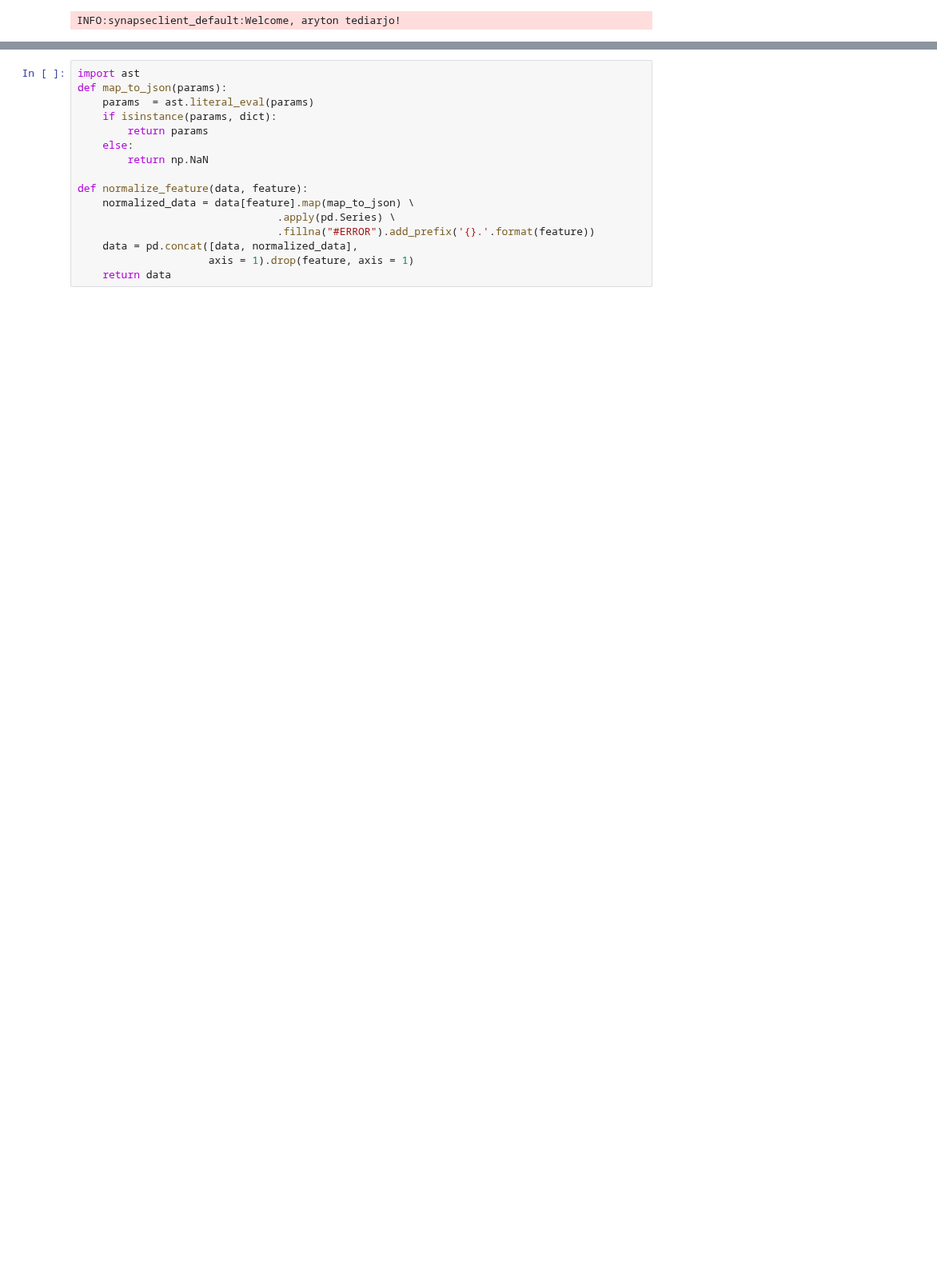
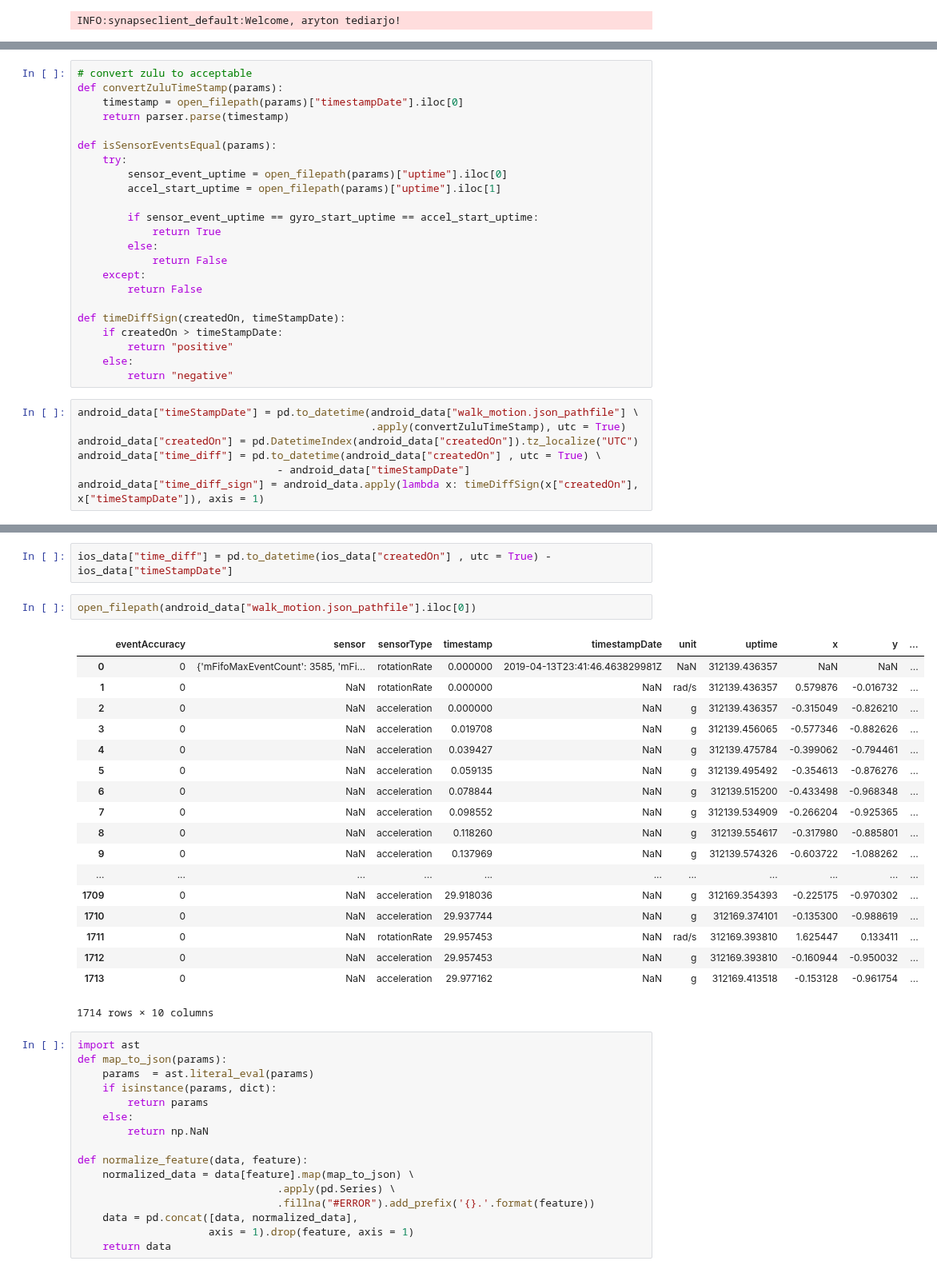
Before and after one commit to arytontediarjo/mPower-Analysis, a Jupyter notebook: Notebooks/etc.ipynb, the cells around one changed output, grey strips where cells are left out. Shown at 80% size. Saved outputs shown, nothing was run; the diff lists cells and outputs as text; blank space fills up the shorter version.

```diff
--- a/Notebooks/etc.ipynb
+++ b/Notebooks/etc.ipynb
@@ -83,0 +66,30 @@ data
+# %%
+# convert zulu to acceptable
+def convertZuluTimeStamp(params):
+    timestamp = open_filepath(params)["timestampDate"].iloc[0]
+    return parser.parse(timestamp)
+
+def isSensorEventsEqual(params):
+    try:
+        sensor_event_uptime = open_filepath(params)["uptime"].iloc[0]
+        accel_start_uptime = open_filepath(params)["uptime"].iloc[1]
+
+        if sensor_event_uptime == gyro_start_uptime == accel_start_uptime:
+            return True
+        else:
+            return False
+    except:
+        return False
+
+def timeDiffSign(createdOn, timeStampDate):
+    if createdOn > timeStampDate:
+        return "positive"
+    else:
+        return "negative"
+# %%
+android_data["timeStampDate"] = pd.to_datetime(android_data["walk_motion.json_pathfile"] \
+                                               .apply(convertZuluTimeStamp), utc = True)
+android_data["createdOn"] = pd.DatetimeIndex(android_data["createdOn"]).tz_localize("UTC")
+android_data["time_diff"] = pd.to_datetime(android_data["createdOn"] , utc = True) \
+                                - android_data["timeStampDate"]
+android_data["time_diff_sign"] = android_data.apply(lambda x: timeDiffSign(x["createdOn"], x["timeStampDate"]), axis = 1)
@@ -84,3 +178,26 @@ data
+# %%
+ios_data["time_diff"] = pd.to_datetime(ios_data["createdOn"] , utc = True) - ios_data["timeStampDate"]
+# %%
+open_filepath(android_data["walk_motion.json_pathfile"].iloc[0])
+# %% [output]
+|  | eventAccuracy | sensor | sensorType | timestamp | timestampDate | unit | uptime | x | y | ... |
+| 0 | 0 | {'mFifoMaxEventCount': 3585, 'mFi... | rotationRate | 0.000000 | 2019-04-13T23:41:46.463829981Z | NaN | 312139.436357 | NaN | NaN | ... |
+| 1 | 0 | NaN | rotationRate | 0.000000 | NaN | rad/s | 312139.436357 | 0.579876 | -0.016732 | ... |
+| 2 | 0 | NaN | acceleration | 0.000000 | NaN | g | 312139.436357 | -0.315049 | -0.826210 | ... |
+| 3 | 0 | NaN | acceleration | 0.019708 | NaN | g | 312139.456065 | -0.577346 | -0.882626 | ... |
+| 4 | 0 | NaN | acceleration | 0.039427 | NaN | g | 312139.475784 | -0.399062 | -0.794461 | ... |
+| 5 | 0 | NaN | acceleration | 0.059135 | NaN | g | 312139.495492 | -0.354613 | -0.876276 | ... |
+| 6 | 0 | NaN | acceleration | 0.078844 | NaN | g | 312139.515200 | -0.433498 | -0.968348 | ... |
+| 7 | 0 | NaN | acceleration | 0.098552 | NaN | g | 312139.534909 | -0.266204 | -0.925365 | ... |
+| 8 | 0 | NaN | acceleration | 0.118260 | NaN | g | 312139.554617 | -0.317980 | -0.885801 | ... |
+| 9 | 0 | NaN | acceleration | 0.137969 | NaN | g | 312139.574326 | -0.603722 | -1.088262 | ... |
+| ... | ... | ... | ... | ... | ... | ... | ... | ... | ... | ... |
+| 1709 | 0 | NaN | acceleration | 29.918036 | NaN | g | 312169.354393 | -0.225175 | -0.970302 | ... |
+| 1710 | 0 | NaN | acceleration | 29.937744 | NaN | g | 312169.374101 | -0.135300 | -0.988619 | ... |
+| 1711 | 0 | NaN | rotationRate | 29.957453 | NaN | rad/s | 312169.393810 | 1.625447 | 0.133411 | ... |
+| 1712 | 0 | NaN | acceleration | 29.957453 | NaN | g | 312169.393810 | -0.160944 | -0.950032 | ... |
+| 1713 | 0 | NaN | acceleration | 29.977162 | NaN | g | 312169.413518 | -0.153128 | -0.961754 | ... |
+1714 rows × 10 columns
 # %%
 import ast
 def map_to_json(params):
```
Also changed, not shown: parts of 19 cells of this notebook, 29 other files.
